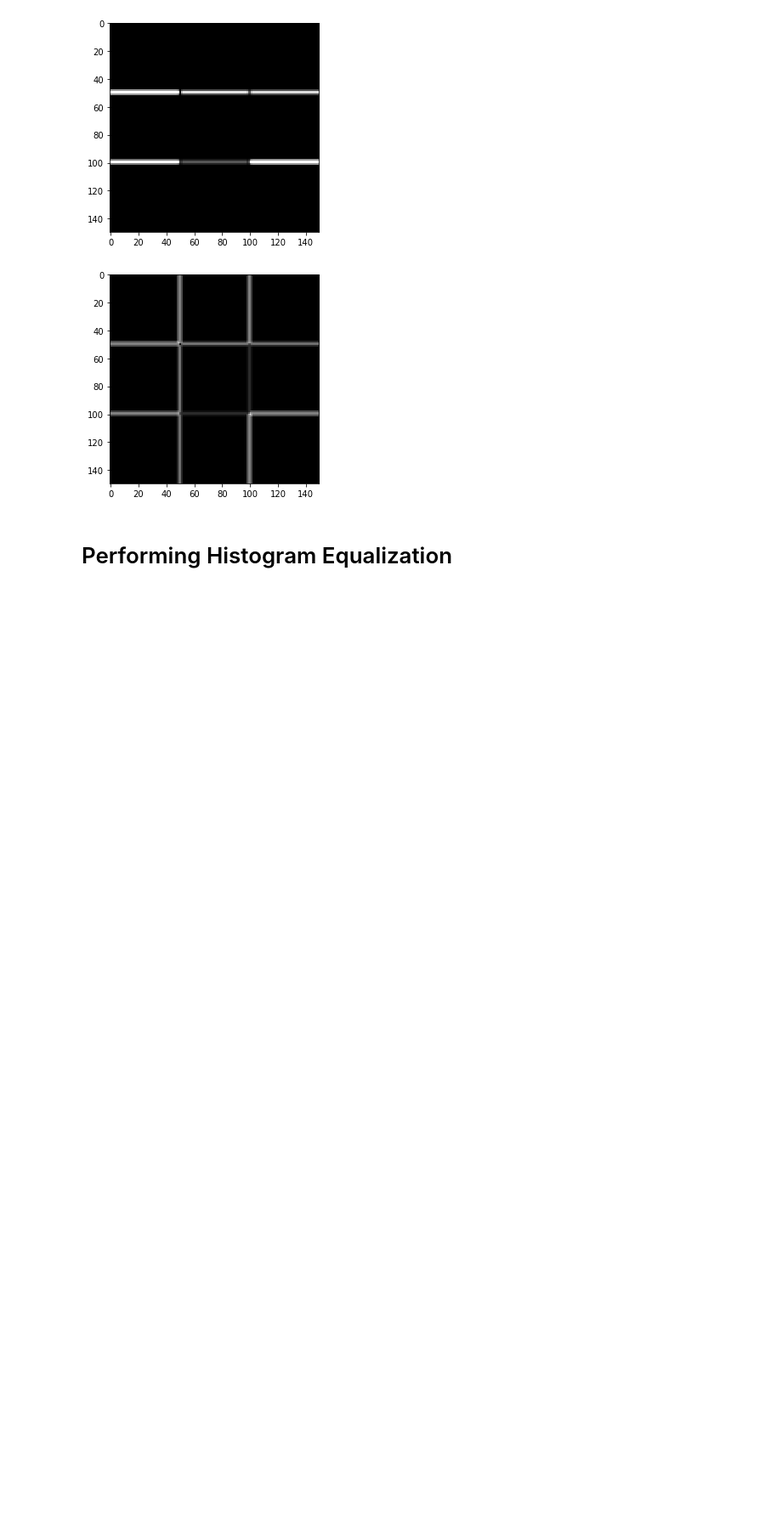
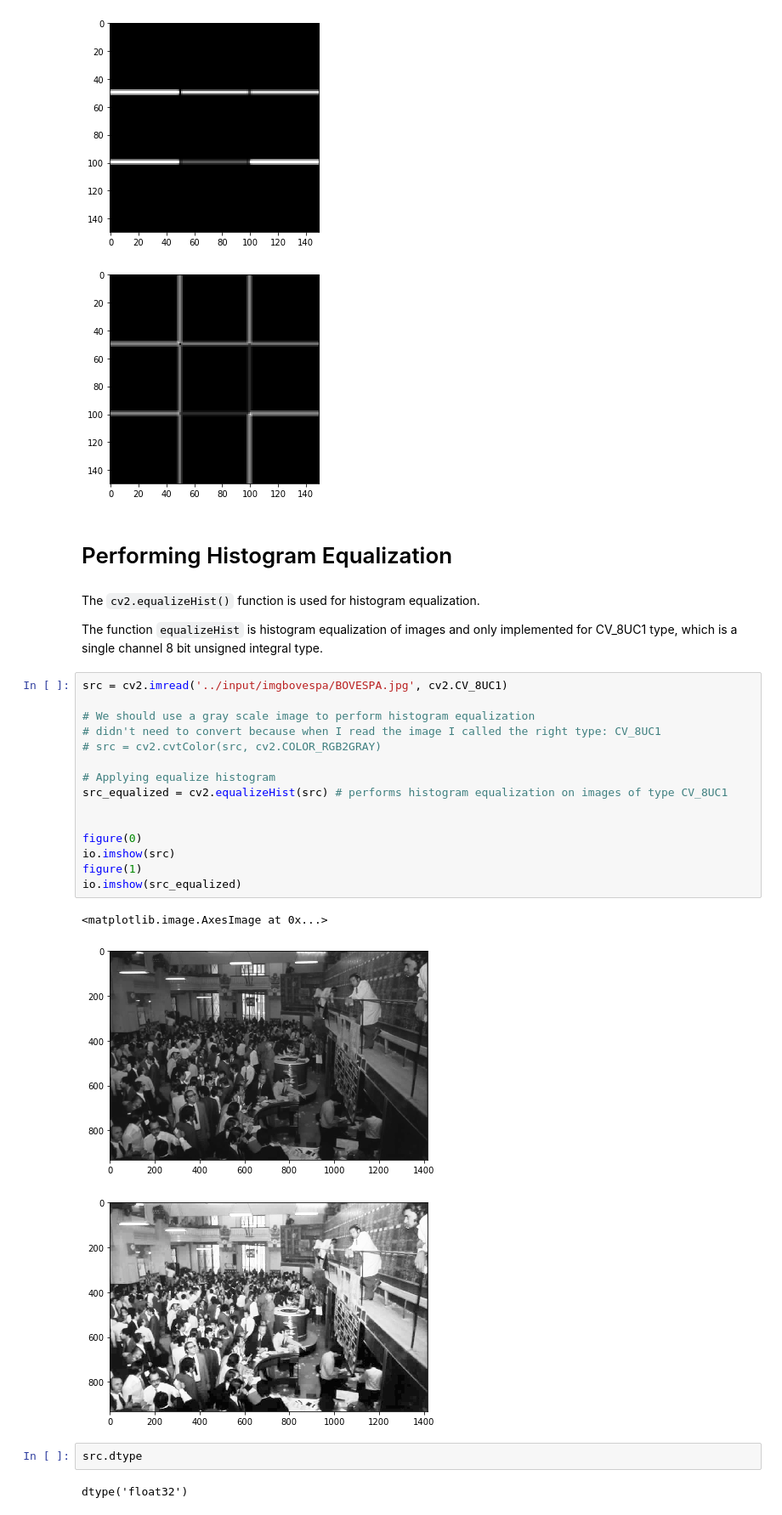
Before and after one commit to victorvianaom/My-Kaggle-Notebooks, a Jupyter notebook: Advanced Image Processing Using OpenCV.ipynb, the cells around one changed output. Shown at 85% size. Saved outputs shown, nothing was run; the diff lists cells and outputs as text; blank space fills up the shorter version.

Commit message:
Performing histogram equalization

```diff
--- a/Advanced Image Processing Using OpenCV.ipynb
+++ b/Advanced Image Processing Using OpenCV.ipynb
@@ -370,3 +372,30 @@ io.imshow(grad_img)
 [figure]
 # %% [markdown]
 # Performing Histogram Equalization
+# %% [markdown]
+The `cv2.equalizeHist()` function is used for histogram equalization.
+
+The function `equalizeHist` is histogram equalization of images and only implemented for CV_8UC1 type, which is a single channel 8 bit unsigned integral type.
+# %%
+src = cv2.imread('../input/imgbovespa/BOVESPA.jpg', cv2.CV_8UC1)
+
+# We should use a gray scale image to perform histogram equalization
+# didn't need to convert because when I read the image I called the right type: CV_8UC1
+# src = cv2.cvtColor(src, cv2.COLOR_RGB2GRAY)
+
+# Applying equalize histogram
+src_equalized = cv2.equalizeHist(src) # performs histogram equalization on images of type CV_8UC1
+
+
+figure(0)
+io.imshow(src)
+figure(1)
+io.imshow(src_equalized)
+# %% [output]
+<matplotlib.image.AxesImage at 0x...>
+[figure, added]
+[figure, added]
+# %%
+src.dtype
+# %% [output]
+dtype('float32')
```
Also changed, not shown: parts of 1 cell of this notebook.
